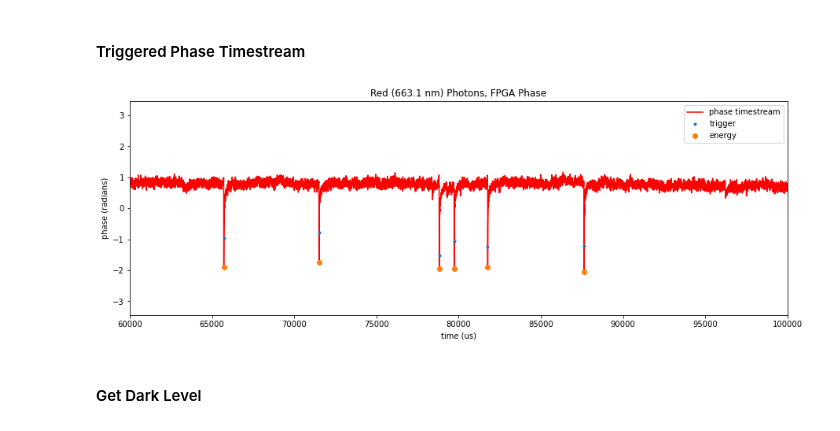
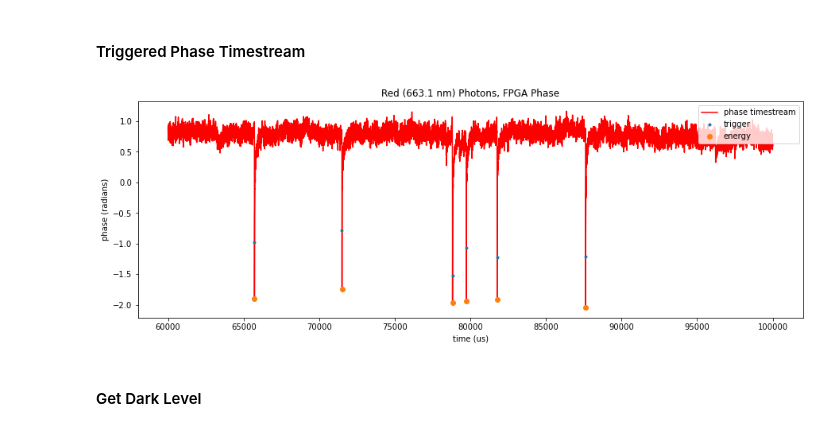
Before and after one commit to MazinLab/MKIDReadoutAnalysis, a Jupyter notebook: Optimal_Filter_R_Comparison.ipynb, the cells around one changed output. Saved outputs shown, nothing was run; the diff lists cells and outputs as text; code cells hidden in the pictures.

```diff
--- a/Optimal_Filter_R_Comparison.ipynb
+++ b/Optimal_Filter_R_Comparison.ipynb
@@ -63,10 +60,9 @@ Total photons: 22302
 #### Triggered Phase Timestream
 # %%
 red_phase_readout.plot_triggers(red_phase, fs=1e6, energies=True, color='red')
-plt.xlim([60000,100000]);
 plt.title('Red (663.1 nm) Photons, FPGA Phase');
 # %% [output]
-[figure, old version]
+[figure, new version]
 # %% [markdown]
 #### Get Dark Level
 # %%
```
Also changed, not shown: parts of 3 cells of this notebook, 4 other files.
